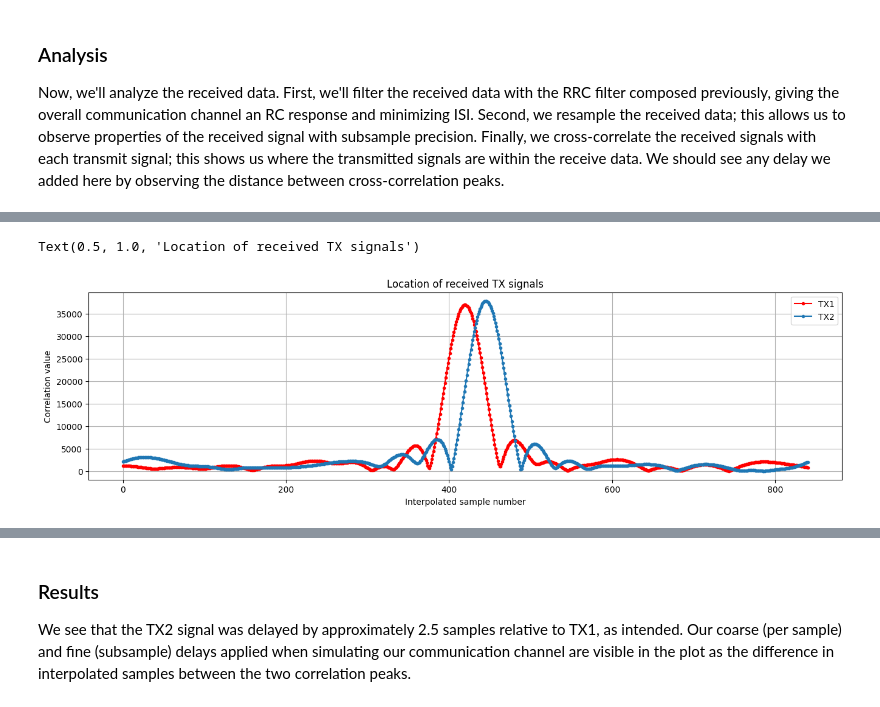
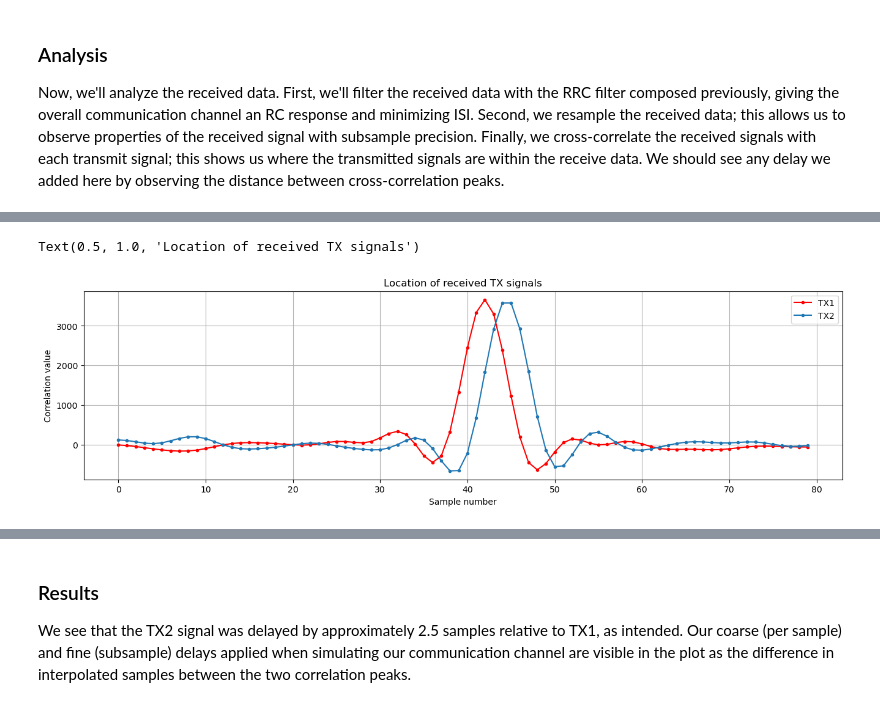
Before and after one commit to Patater/dsp-notebooks, a Jupyter notebook: qpsk-sync/qpsk-sync.ipynb, the cells around one changed output, grey strips where cells are left out. Drawn from its saved outputs; the diff is of its cells as text; code cells hidden in the pictures.

```diff
--- a/qpsk-sync/qpsk-sync.ipynb
+++ b/qpsk-sync/qpsk-sync.ipynb
@@ -267,8 +280,13 @@ rx1 = signal.convolve(rx1, pulse)
 # %%
 # Interpolate signal, so we can correlate with sub-sample accuracy
-RS = 10  # Increase signal length by RS times (e.g. 10x for RS 10)
+RS = 100  # Increase signal length by RS times (e.g. 100x for RS 100)
+RS = 1
 rx1i = signal.resample(rx1, np.shape(rx1)[0] * RS)
 
 # We also need to interpolate the TX signals for comparison
 tx1i = signal.resample(tx1, np.shape(tx1)[0] * RS)
 tx2i = signal.resample(tx2, np.shape(tx2)[0] * RS)
+
+print(rx1i.shape)
+print(tx1i.shape)
+print(tx2i.shape)
@@ -275,5 +297,5 @@ tx2i = signal.resample(tx2, np.shape(tx2)[0] * RS)
 # %%
-Nd = RS  # Number of samples to display
+Nd = 80  # Number of samples to display
 
 plt.figure(figsize=(16, 4))
 plt.subplot(131)
@@ -283,7 +305,7 @@ plt.title("Before interpolation")
 plt.grid(True)
 
 plt.subplot(132)
-plt.plot(np.abs(rx1i[: Nd * RS - Nd]), "bx-")
+plt.plot(np.abs(rx1i[: Nd * RS]), "bx-")
 plt.xlabel("Value")
 plt.title("After interpolation")
 plt.grid(True)
@@ -294,0 +314,26 @@ rtx2 = np.abs(signal.correlate(rx1i, tx2i, "valid"))
+# %%
+def xcorr(a, b):
+    # Zero extend the arrays to ensure linear convolution rather than cyclic convolution
+    az = np.copy(a)
+    bz = np.copy(b)
+    az.resize((a.shape[0]*2-1,))
+    bz.resize((b.shape[0]*2-1,))
+
+    A = np.fft.fft(az)
+    B = np.fft.fft(bz)
+    Bs = np.conj(B)
+    ABs = A * Bs
+
+    # To complete cross-correlation, we do an IFFT. However, before we do the IFFT,
+    # we can determine the phase offset between the two signals using the phase information
+    # in the cross-conjugate multiplication result.
+    ABsp = np.angle(ABs)
+
+    ABcorr = np.fft.fftshift(np.fft.ifft(ABs))
+    return ABs, ABcorr
+
+rtx1a, rtx1 = xcorr(rx1i, tx1i)
+rtx2a, rtx2 = xcorr(rx1i, tx2i)
+
+#rtx1 = signal.correlate(rx1i, tx1i, "full")
+#rtx2 = signal.correlate(rx1i, tx2i, "full")
@@ -295,15 +399,15 @@ rtx2 = np.abs(signal.correlate(rx1i, tx2i, "valid"))
 # %%
 plt.figure(figsize=(16, 4))
-plt.plot(rtx1[: 100 * RS], "r.-")
-plt.plot(rtx2[: 100 * RS], ".-")
+plt.plot(rtx1[rtx1.shape[0]//2:rtx1.shape[0]//2+Nd], "r.-")
+plt.plot(rtx2[rtx2.shape[0]//2:rtx2.shape[0]//2+Nd], ".-")
 plt.grid(True)
-plt.xlabel("Interpolated sample number")
+plt.xlabel("Sample number")
 plt.ylabel("Correlation value")
 plt.legend(("TX1", "TX2"))
 plt.title("Location of received TX signals")
 # %% [output]
 Text(0.5, 1.0, 'Location of received TX signals')
-[figure, old version]
+[figure, new version]
 # %%
 peak_rtx1 = np.argmax(rtx1) / float(RS)
 peak_rtx2 = np.argmax(rtx2) / float(RS)
```
Also changed, not shown: parts of 11 cells of this notebook.
